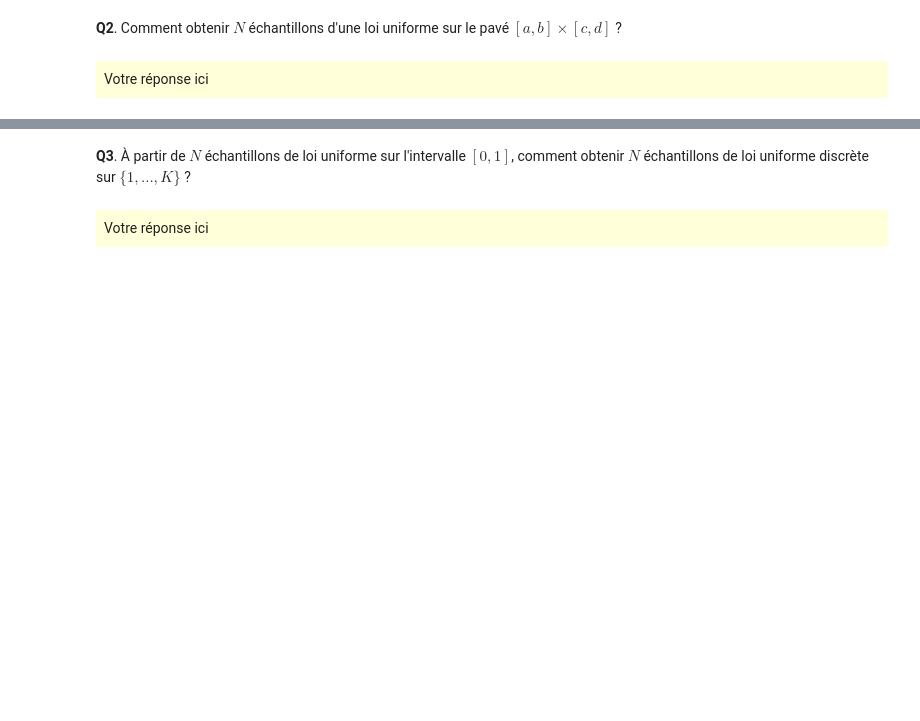
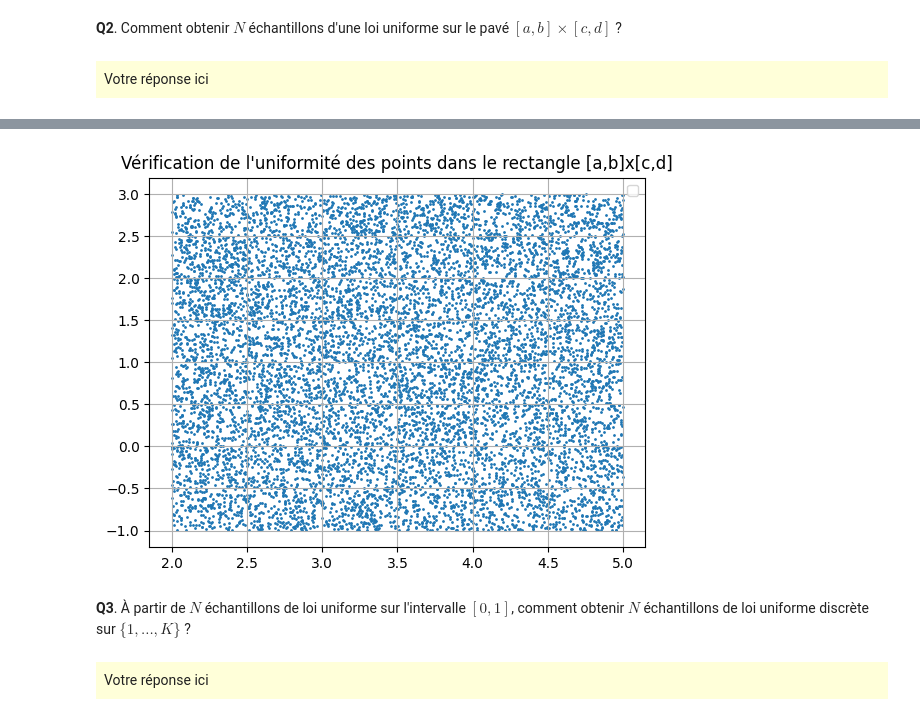
Before and after one commit to farahamorri/estim_av, a Jupyter notebook: tp1_AMORRI_MILANO.ipynb, the cells around one changed output, grey strips where cells are left out. Cells and saved outputs as stored; diff of their text form; code cells hidden in the pictures; blank space fills up the shorter version.

```diff
--- a/tp1_AMORRI_MILANO.ipynb
+++ b/tp1_AMORRI_MILANO.ipynb
@@ -50,3 +155,11 @@ Votre réponse ici
+# %%
+plt.scatter(X, Y, s=1)
+plt.legend()
+plt.title("Vérification de l'uniformité des points dans le rectangle [a,b]x[c,d]")
+plt.grid(True)
+plt.show()
+# %% [output]
+[figure, added]
 # %% [markdown]
 **Q3**. À partir de $N$ échantillons de loi uniforme sur l'intervalle $[0,1]$, comment obtenir $N$ échantillons de loi uniforme discrète sur $\{1, ..., K\}$ ?
 # %% [markdown]
```
Also changed, not shown: parts of 11 cells of this notebook.
